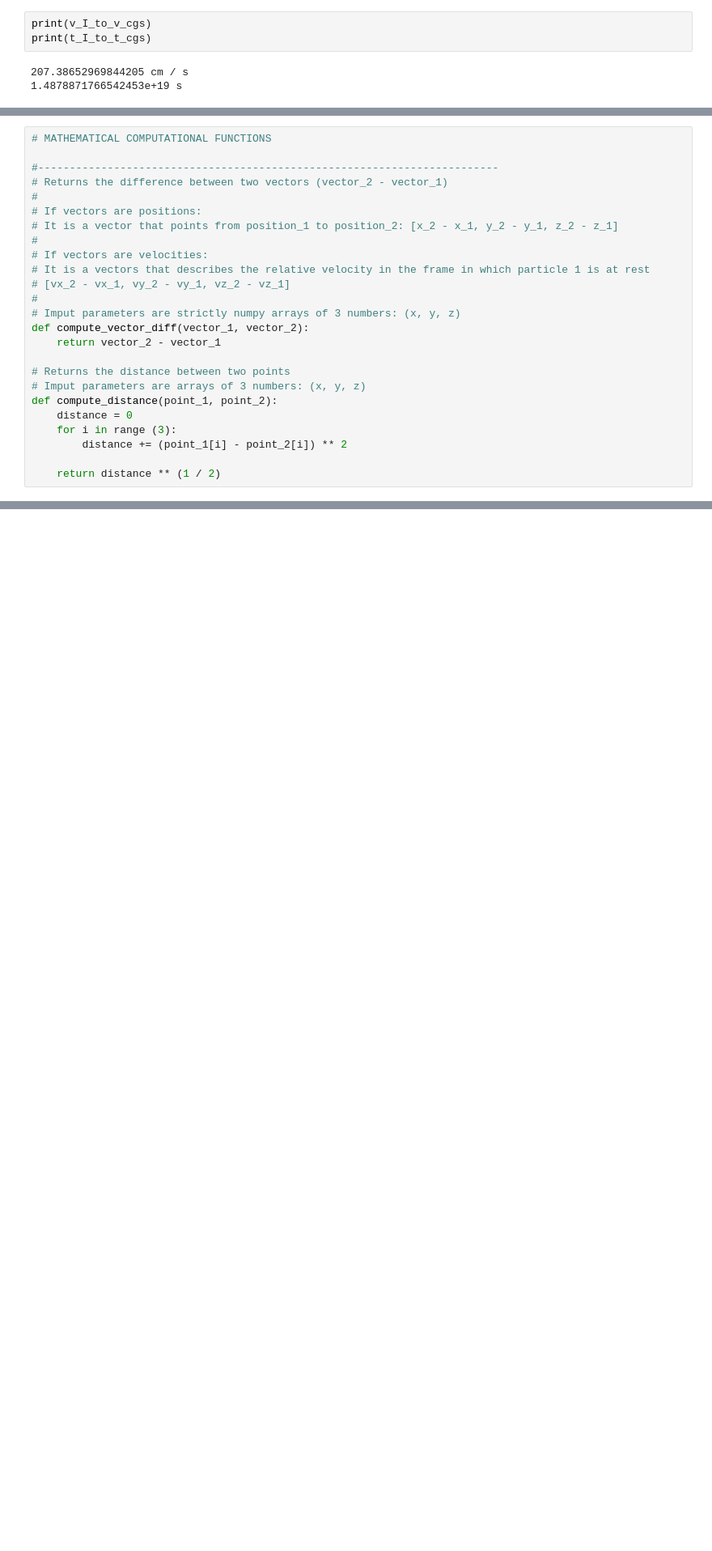
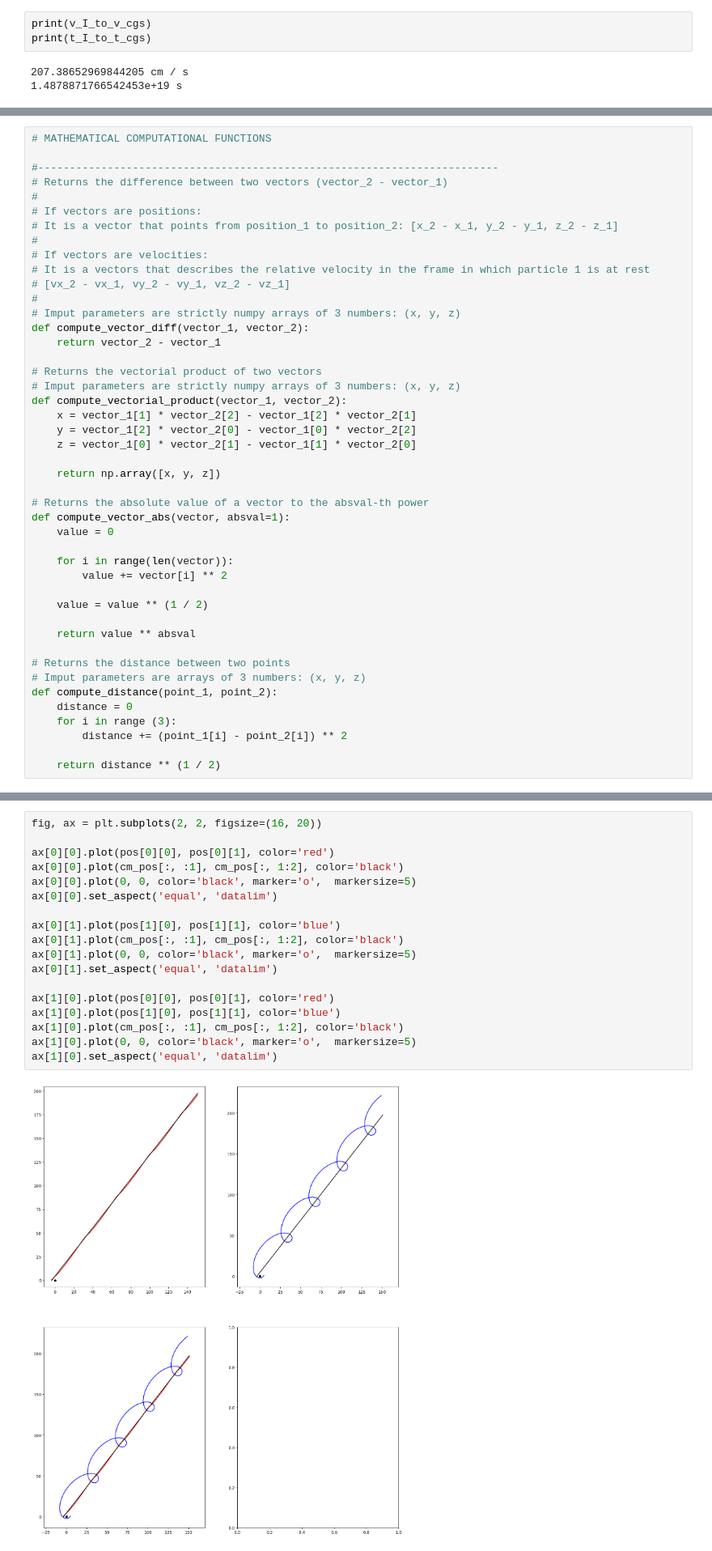
Before and after one commit to F3Solid/stellar_dynamics_2024_exercises, a Jupyter notebook: E1/2_body_plotter.ipynb, the cells around one changed output, grey strips where cells are left out. Shown at 81% size. Cells and saved outputs as stored; diff of their text form; blank space fills up the shorter version.

```diff
--- a/E1/2_body_plotter.ipynb
+++ b/E1/2_body_plotter.ipynb
@@ -194,6 +194,26 @@ def read_snapshots(input_file_path, output_file_path):
 def compute_vector_diff(vector_1, vector_2):
     return vector_2 - vector_1
 
+# Returns the vectorial product of two vectors
+# Imput parameters are strictly numpy arrays of 3 numbers: (x, y, z)
+def compute_vectorial_product(vector_1, vector_2):
+    x = vector_1[1] * vector_2[2] - vector_1[2] * vector_2[1]
+    y = vector_1[2] * vector_2[0] - vector_1[0] * vector_2[2]
+    z = vector_1[0] * vector_2[1] - vector_1[1] * vector_2[0]
+
+    return np.array([x, y, z])
+
+# Returns the absolute value of a vector to the absval-th power
+def compute_vector_abs(vector, absval=1):
+    value = 0
+
+    for i in range(len(vector)):
+        value += vector[i] ** 2
+
+    value = value ** (1 / 2)
+
+    return value ** absval
+
 # Returns the distance between two points
 # Imput parameters are arrays of 3 numbers: (x, y, z)
 def compute_distance(point_1, point_2):
@@ -439,0 +484,20 @@ ax.set_aspect('equal', 'datalim')
+# %%
+fig, ax = plt.subplots(2, 2, figsize=(16, 20))
+
+ax[0][0].plot(pos[0][0], pos[0][1], color='red')
+ax[0][0].plot(cm_pos[:, :1], cm_pos[:, 1:2], color='black')
+ax[0][0].plot(0, 0, color='black', marker='o',  markersize=5)
+ax[0][0].set_aspect('equal', 'datalim')
+
+ax[0][1].plot(pos[1][0], pos[1][1], color='blue')
+ax[0][1].plot(cm_pos[:, :1], cm_pos[:, 1:2], color='black')
+ax[0][1].plot(0, 0, color='black', marker='o',  markersize=5)
+ax[0][1].set_aspect('equal', 'datalim')
+
+ax[1][0].plot(pos[0][0], pos[0][1], color='red')
+ax[1][0].plot(pos[1][0], pos[1][1], color='blue')
+ax[1][0].plot(cm_pos[:, :1], cm_pos[:, 1:2], color='black')
+ax[1][0].plot(0, 0, color='black', marker='o',  markersize=5)
+ax[1][0].set_aspect('equal', 'datalim')
+# %% [output]
+[figure, added]
```
Also changed, not shown: parts of 8 cells of this notebook, 8 other files.
